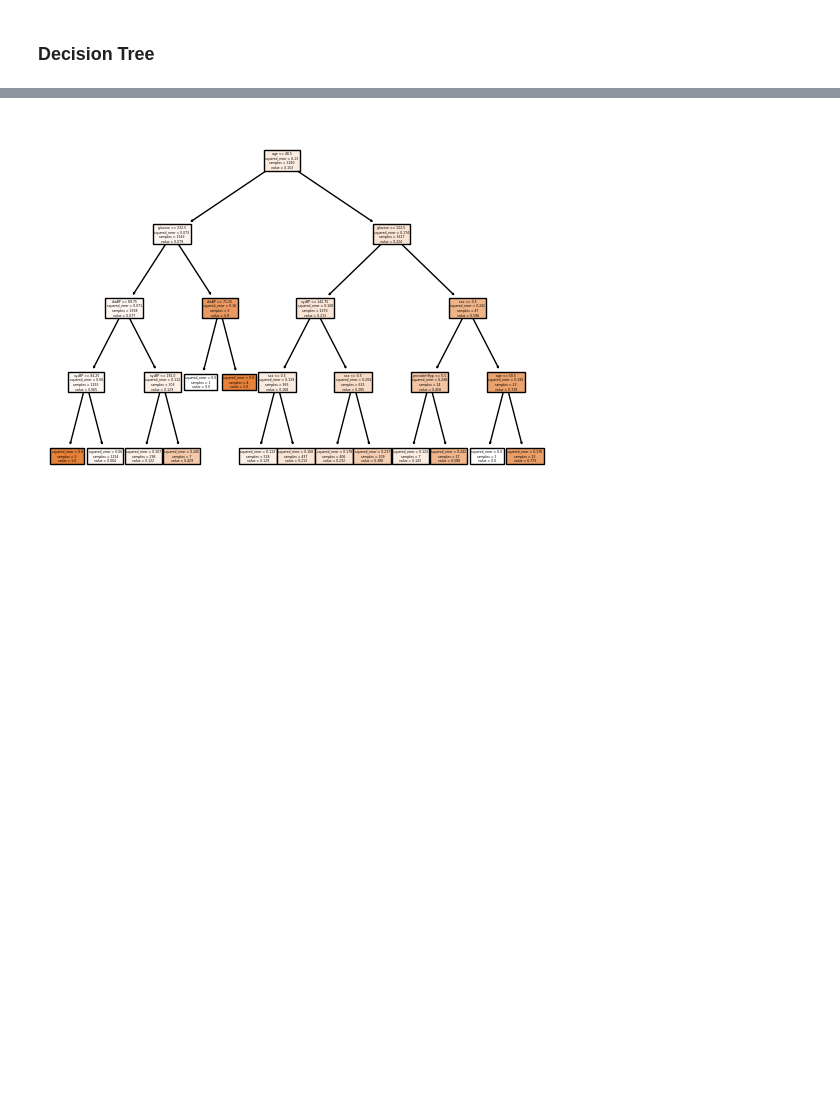
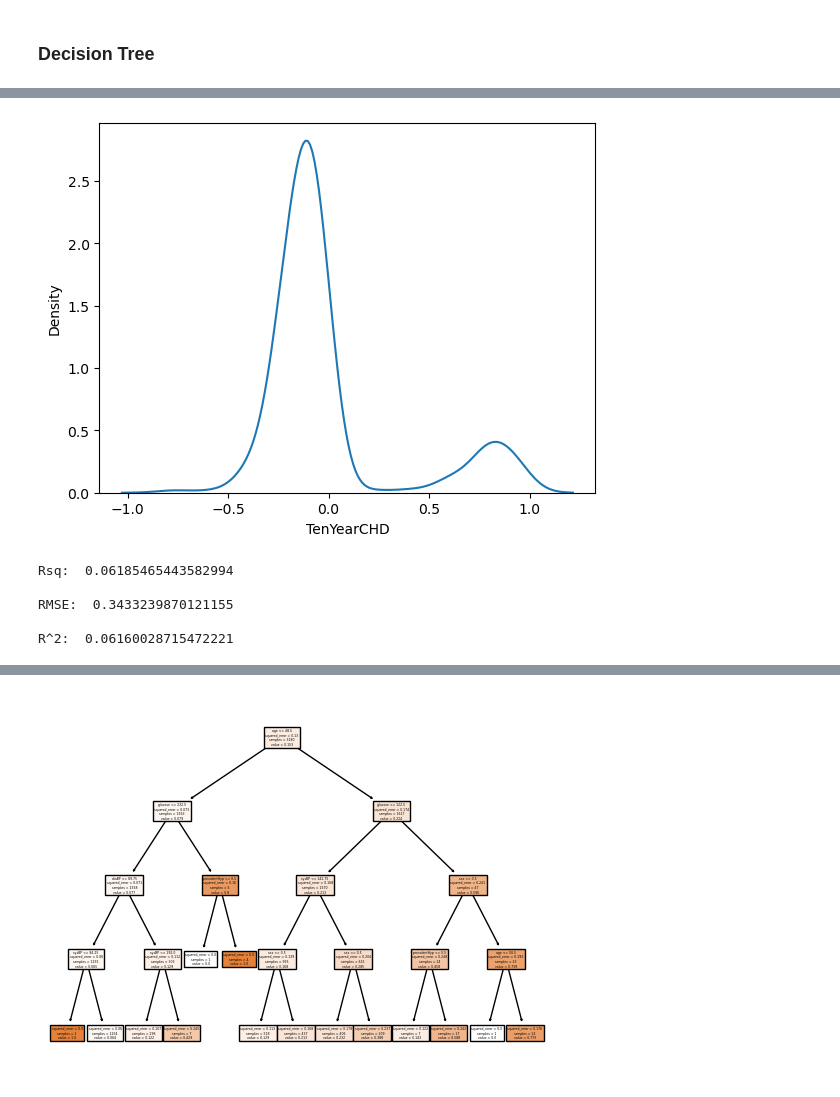
Before and after one commit to farhaniwnl/project_chd_crg3ts, a Jupyter notebook: final_paper.ipynb, the cells around one changed output, grey strips where cells are left out. Drawn from its saved outputs; the diff is of its cells as text; code cells hidden in the pictures; blank space fills up the shorter version.

```diff
--- a/final_paper.ipynb
+++ b/final_paper.ipynb
@@ -771,0 +867,23 @@ print(r2)
+# %%
+X_test = test_data.loc[:, vars]
+Y_test = test_data.loc[:, "TenYearCHD"]
+Y_hat = cart.predict(X_test)
+
+e = Y_test - Y_hat
+sns.kdeplot(e)
+plt.show()
+rsq = 1 - np.sum(e**2)/np.sum((Y_test - np.mean(Y_train))**2)
+RMSE = np.sqrt(np.mean(e**2))
+
+print('Rsq: ', rsq, '\n')
+print('RMSE: ', RMSE, '\n')
+
+r2 = metrics.r2_score(Y_test, Y_hat)
+print('R^2: ', r2, '\n')
+# %% [output]
+[figure, added]
+Rsq:  0.06185465443582994
+
+RMSE:  0.3433239870121155
+
+R^2:  0.06160028715472221
```
Also changed, not shown: parts of 23 cells of this notebook.
